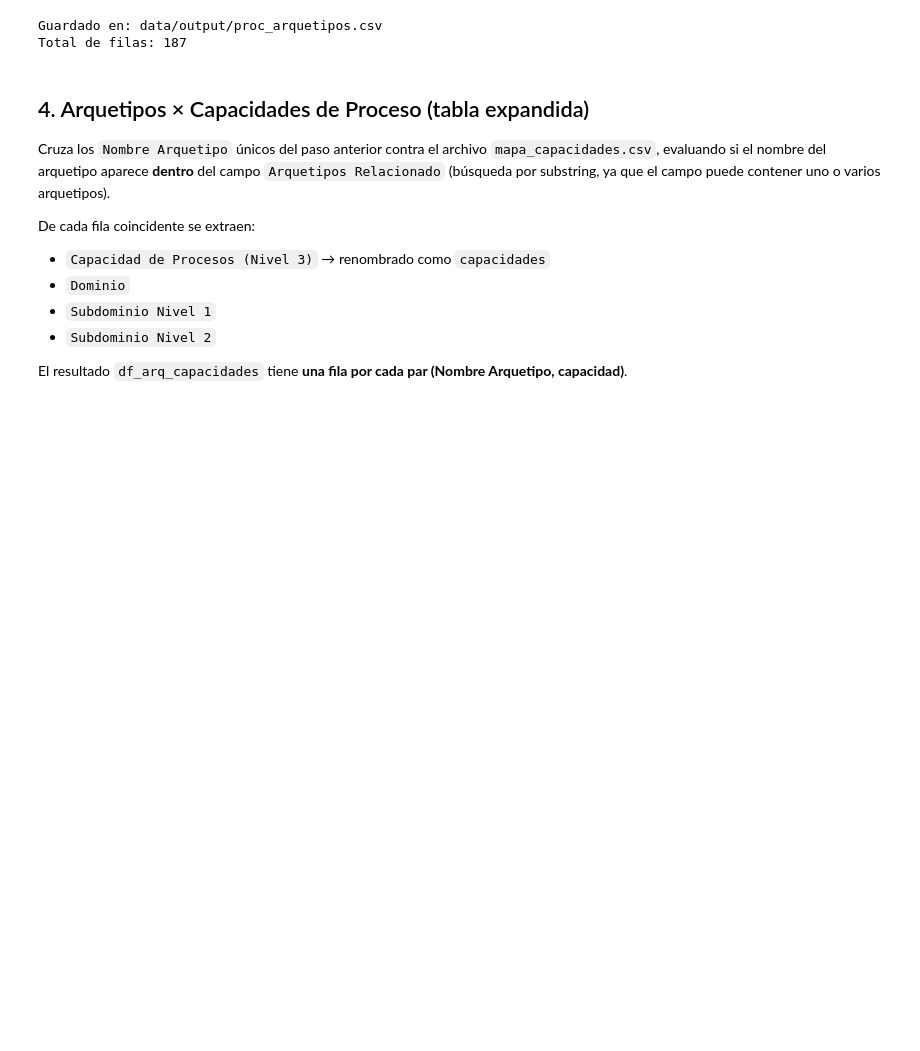
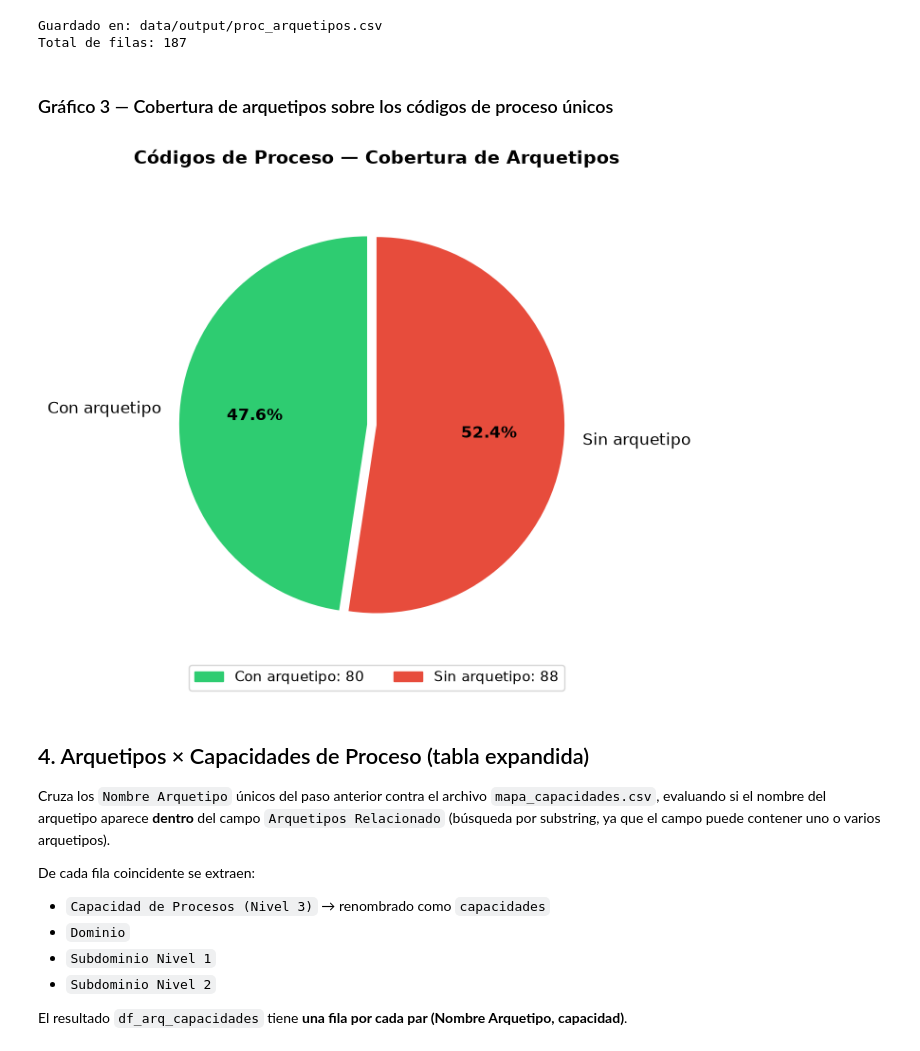
Before and after one commit to lmmolina1/ejercicio_banco, a Jupyter notebook: validador_proc_arquetipos.ipynb, the cells around one changed output. Cells and saved outputs as stored; diff of their text form; code cells hidden in the pictures; blank space fills up the shorter version.

```diff
--- a/validador_proc_arquetipos.ipynb
+++ b/validador_proc_arquetipos.ipynb
@@ -117,6 +117,42 @@ print(f"Total de filas: {len(df_proc_arquetipos)}")
 # %% [output]
 Guardado en: data/output/proc_arquetipos.csv
 Total de filas: 187
+# %% [markdown]
+### Gráfico 3 — Cobertura de arquetipos sobre los códigos de proceso únicos
+# %%
+import matplotlib.pyplot as plt
+import matplotlib.patches as mpatches
+
+total_codigos = df['codigo_proceso'].nunique()
+sin_arq       = (df_proc_arquetipos[arq_code_col] == 'N/A').sum()
+con_arq       = total_codigos - sin_arq
+
+fig, ax = plt.subplots(figsize=(7, 7))
+
+wedges, texts, autotexts = ax.pie(
+    [con_arq, sin_arq],
+    labels=['Con arquetipo', 'Sin arquetipo'],
+    colors=['#2ecc71', '#e74c3c'],
+    explode=(0.05, 0),
+    autopct='%1.1f%%',
+    startangle=90,
+    textprops={'fontsize': 12},
+)
+for at in autotexts:
+    at.set_fontweight('bold')
+
+ax.set_title('Códigos de Proceso — Cobertura de Arquetipos', fontsize=14, fontweight='bold', pad=20)
+ax.legend(
+    handles=[
+        mpatches.Patch(color='#2ecc71', label=f'Con arquetipo: {con_arq}'),
+        mpatches.Patch(color='#e74c3c', label=f'Sin arquetipo: {sin_arq}'),
+    ],
+    loc='lower center', bbox_to_anchor=(0.5, -0.08), ncol=2, fontsize=11,
+)
+plt.tight_layout()
+plt.show()
+# %% [output]
+[figure, added]
 # %% [markdown]
 ## 4. Arquetipos × Capacidades de Proceso (tabla expandida)
 
```
Also changed, not shown: parts of 11 cells of this notebook.
